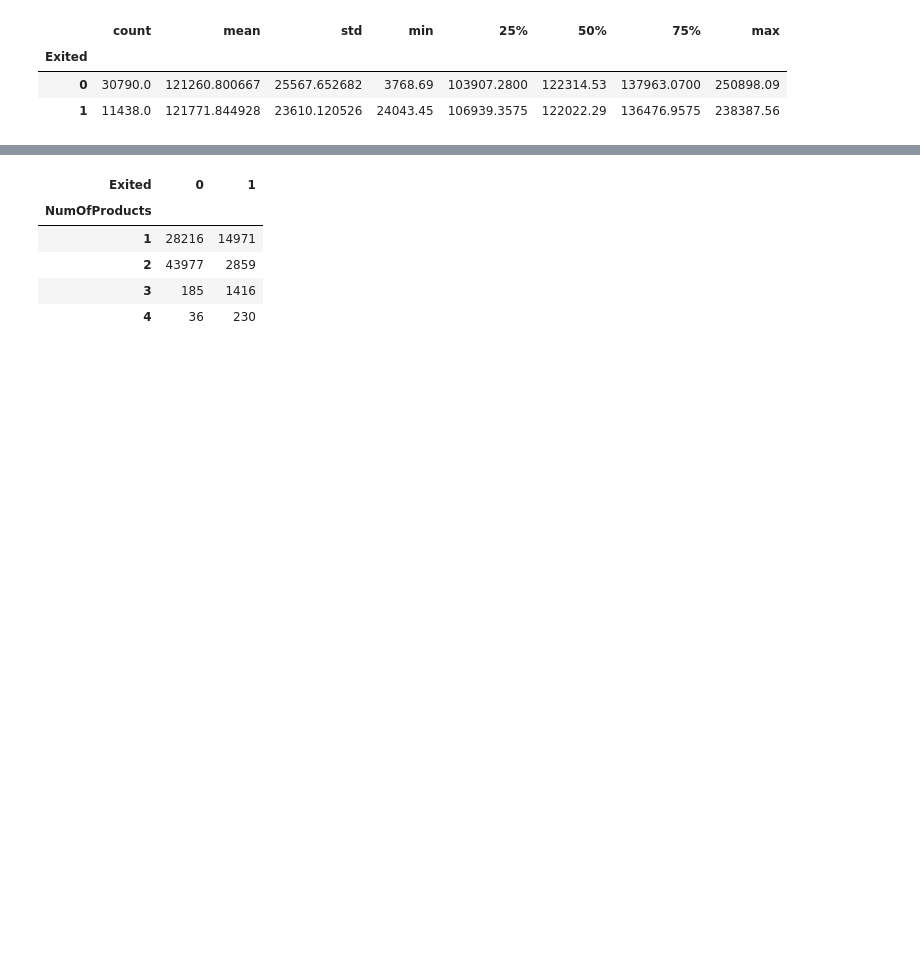
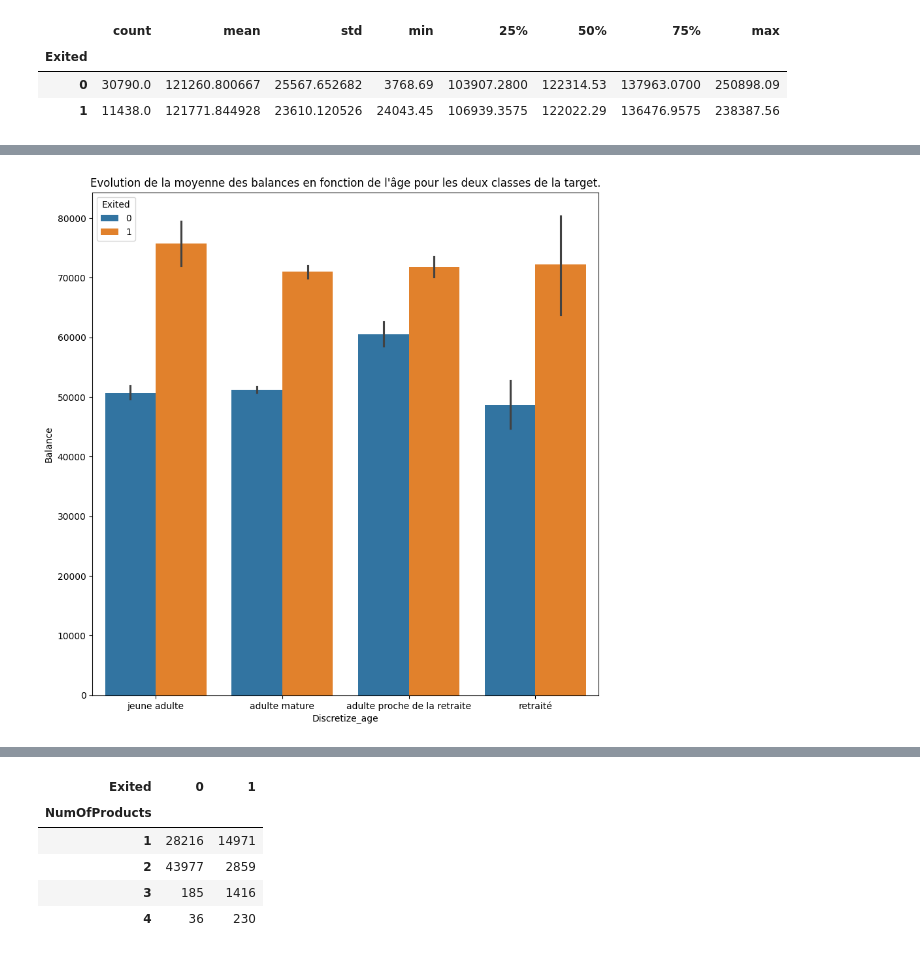
Before and after one commit to fmazur57u/Bank-churn, a Jupyter notebook: bankChurn/src/bankchurn/projet_bank_churn.ipynb, the cells around one changed output, grey strips where cells are left out. Cells and saved outputs as stored; diff of their text form; code cells hidden in the pictures; blank space fills up the shorter version.

```diff
--- a/bankChurn/src/bankchurn/projet_bank_churn.ipynb
+++ b/bankChurn/src/bankchurn/projet_bank_churn.ipynb
@@ -234,0 +231,13 @@ Pour commencer cette analyse, on va regarder la relation entre le nombre de prod
+# %%
+def discretize_age(df):
+    condition_list = [
+        (df["Age"] < 30),
+        (df["Age"] >= 30) & (df["Age"] < 50),
+        (df["Age"] >= 50) & (df["Age"] < 65)
+    ]
+    choicelist = ["jeune adulte", "adulte mature", "adulte proche de la retraite"]
+    df["Discretize_age"] = np.select(condition_list, choicelist, default="retraité")
+    return df
+
+observation_set = discretize_age(observation_set)
+observation_set
@@ -234,0 +258,7 @@ Pour commencer cette analyse, on va regarder la relation entre le nombre de prod
+# %%
+plt.figure(figsize=(10, 10))
+sns.barplot(data=observation_set, x="Discretize_age", y="Balance", order=["jeune adulte", "adulte mature", "adulte proche de la retraite", "retraité"], hue="Exited")
+plt.title("Evolution de la moyenne des balances en fonction de l'âge pour les deux classes de la target.")
+plt.show()
+# %% [output]
+[figure, added]
```
Also changed, not shown: parts of 9 cells of this notebook.
